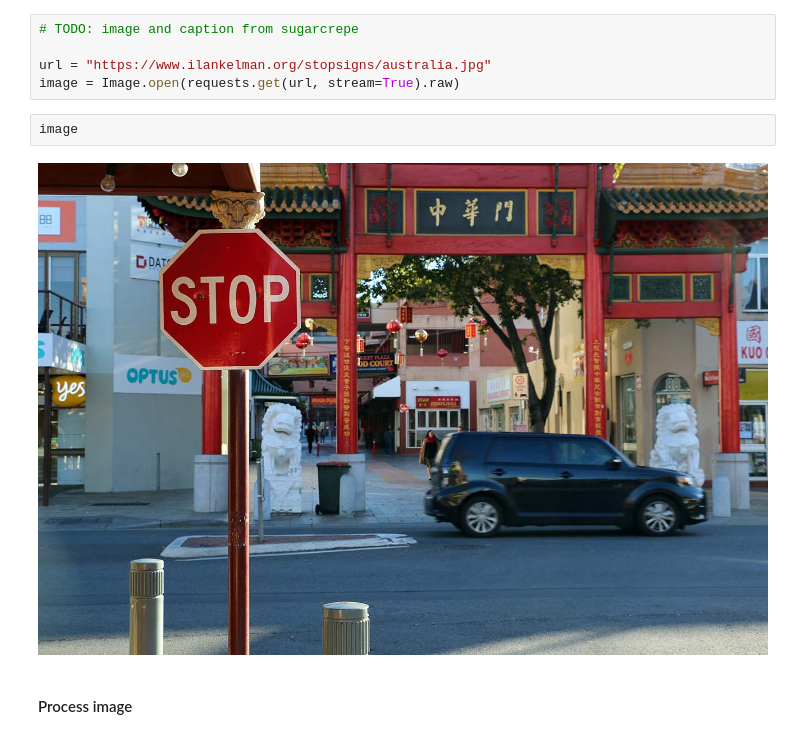
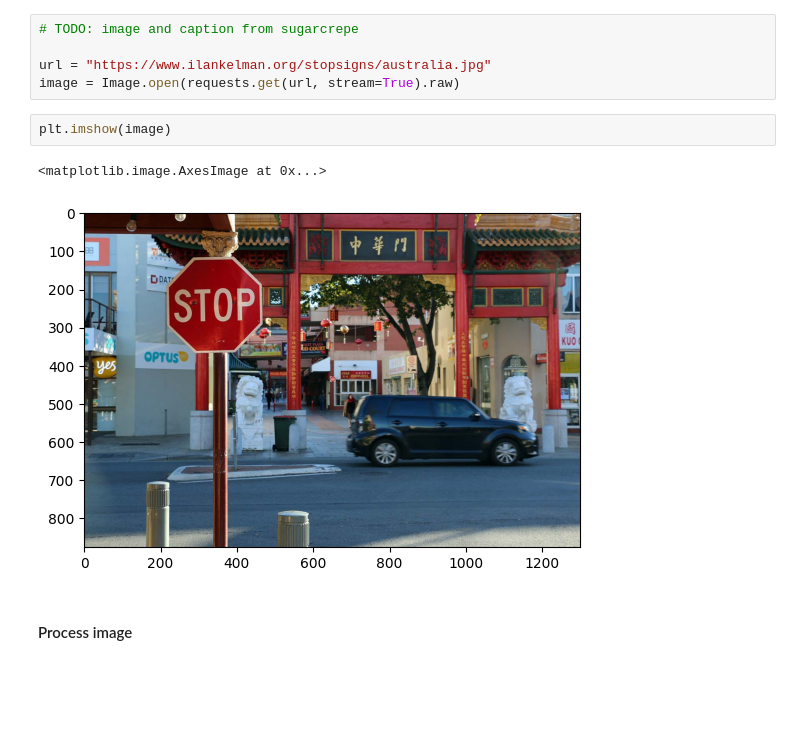
Before and after one commit to tatami-galaxy/vlm-interp, a Jupyter notebook: experiments/notebooks/llava_logit_lens.ipynb, the cells around one changed output. Drawn from its saved outputs; the diff is of its cells as text; blank space fills up the shorter version.

```diff
--- a/experiments/notebooks/llava_logit_lens.ipynb
+++ b/experiments/notebooks/llava_logit_lens.ipynb
@@ -36,9 +48,10 @@ processor = AutoProcessor.from_pretrained(model_name)
 url = "https://www.ilankelman.org/stopsigns/australia.jpg"
 image = Image.open(requests.get(url, stream=True).raw)
 # %%
-image
+plt.imshow(image)
 # %% [output]
+<matplotlib.image.AxesImage at 0x...>
-[figure, old version]
+[figure, new version]
 # %% [markdown]
 #### Process image
 # %%
```
Also changed, not shown: parts of 9 cells of this notebook, 2 other files.
